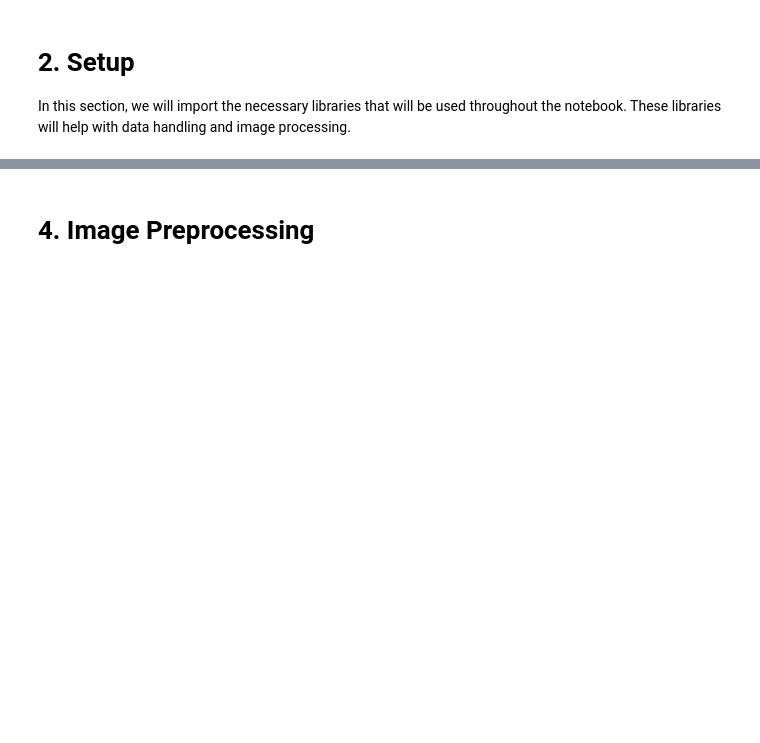
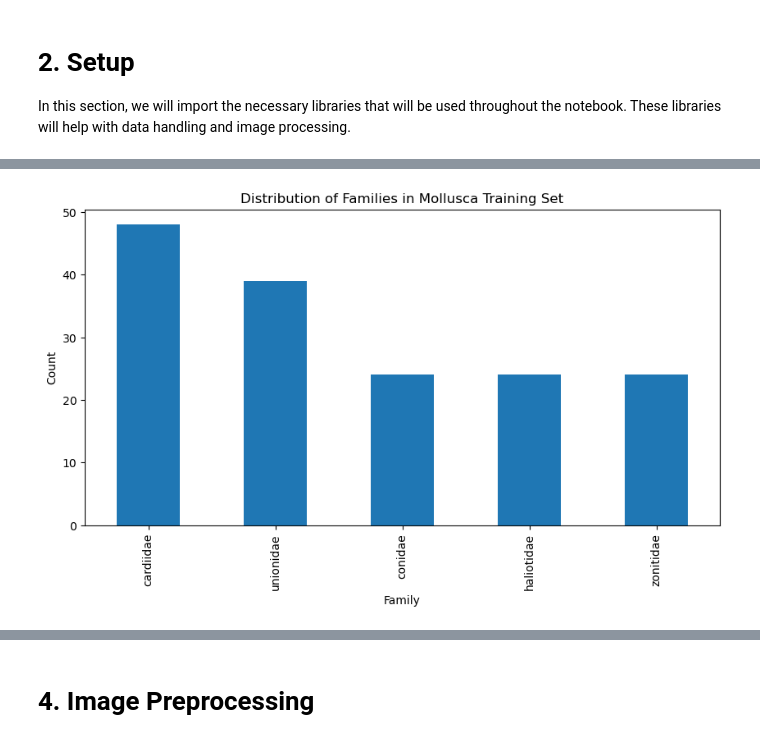
Before and after one commit to xandga/DeepLearning2425, a Jupyter notebook: 5. Phylum Mollusca.ipynb, the cells around one changed output, grey strips where cells are left out. Saved outputs shown, nothing was run; the diff lists cells and outputs as text; code cells hidden in the pictures; blank space fills up the shorter version.

Commit message:
Mollusca Model

```diff
--- a/5. Phylum Mollusca.ipynb
+++ b/5. Phylum Mollusca.ipynb
@@ -40,4 +53,4 @@ Let's open the train and test for Chordata Phylum.
 # %%
 # Load the DataFrame from the CSV file
-chordata_train = pd.read_csv("train_test_splits/Chordata_train.csv")
-chordata_train.head(3)
+mollusca_train = pd.read_csv("train_test_splits/Mollusca_train.csv")
+mollusca_train.head(3)
@@ -47,0 +81,8 @@ chordata_test.head(3)
+# %%
+mollusca_train['family'].value_counts().plot(kind='bar', figsize=(10, 5))
+plt.title('Distribution of Families in Mollusca Training Set')
+plt.xlabel('Family')
+plt.ylabel('Count')
+plt.show()
+# %% [output]
+[figure, added]
```
Also changed, not shown: parts of 25 cells of this notebook, 1 other file.
